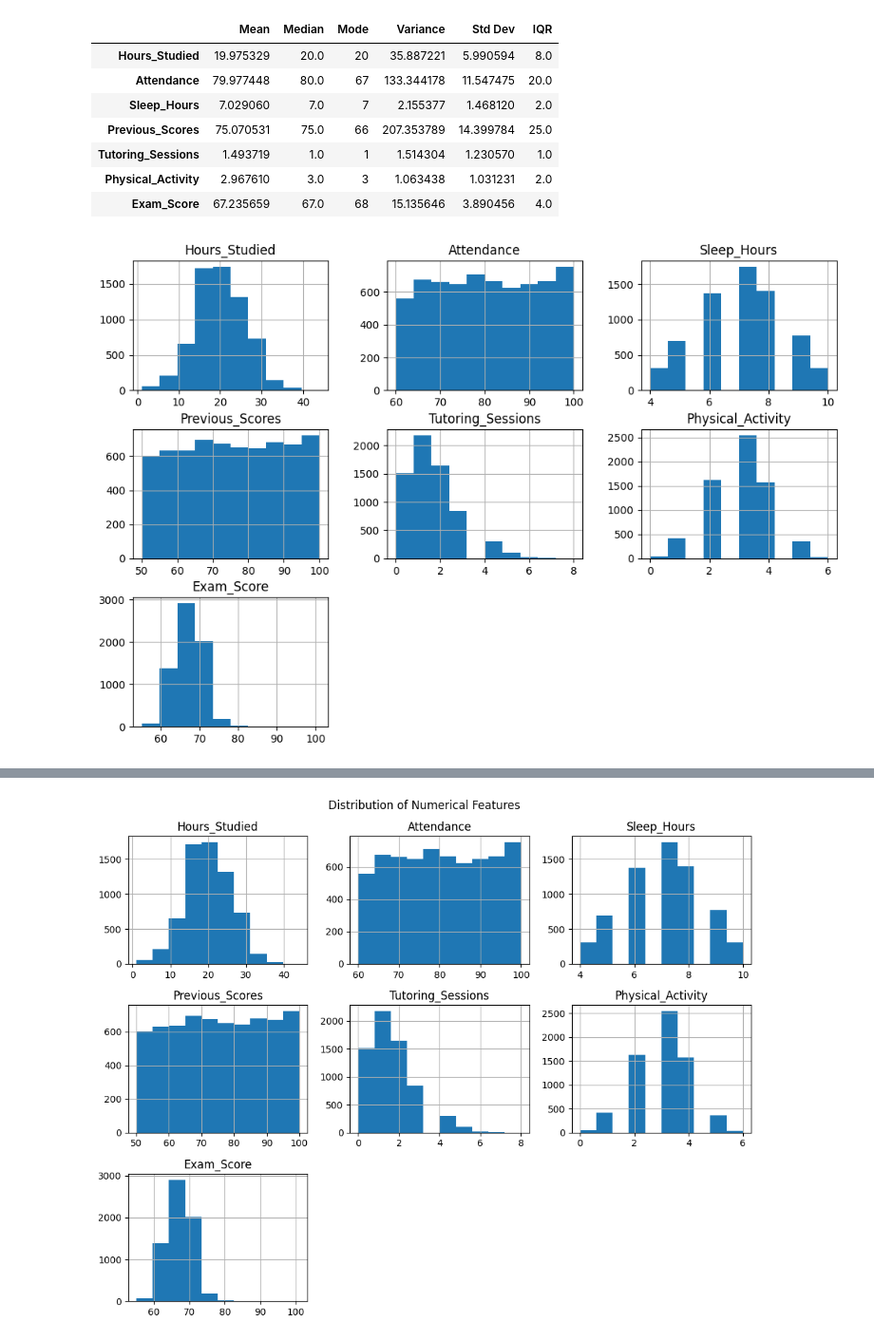
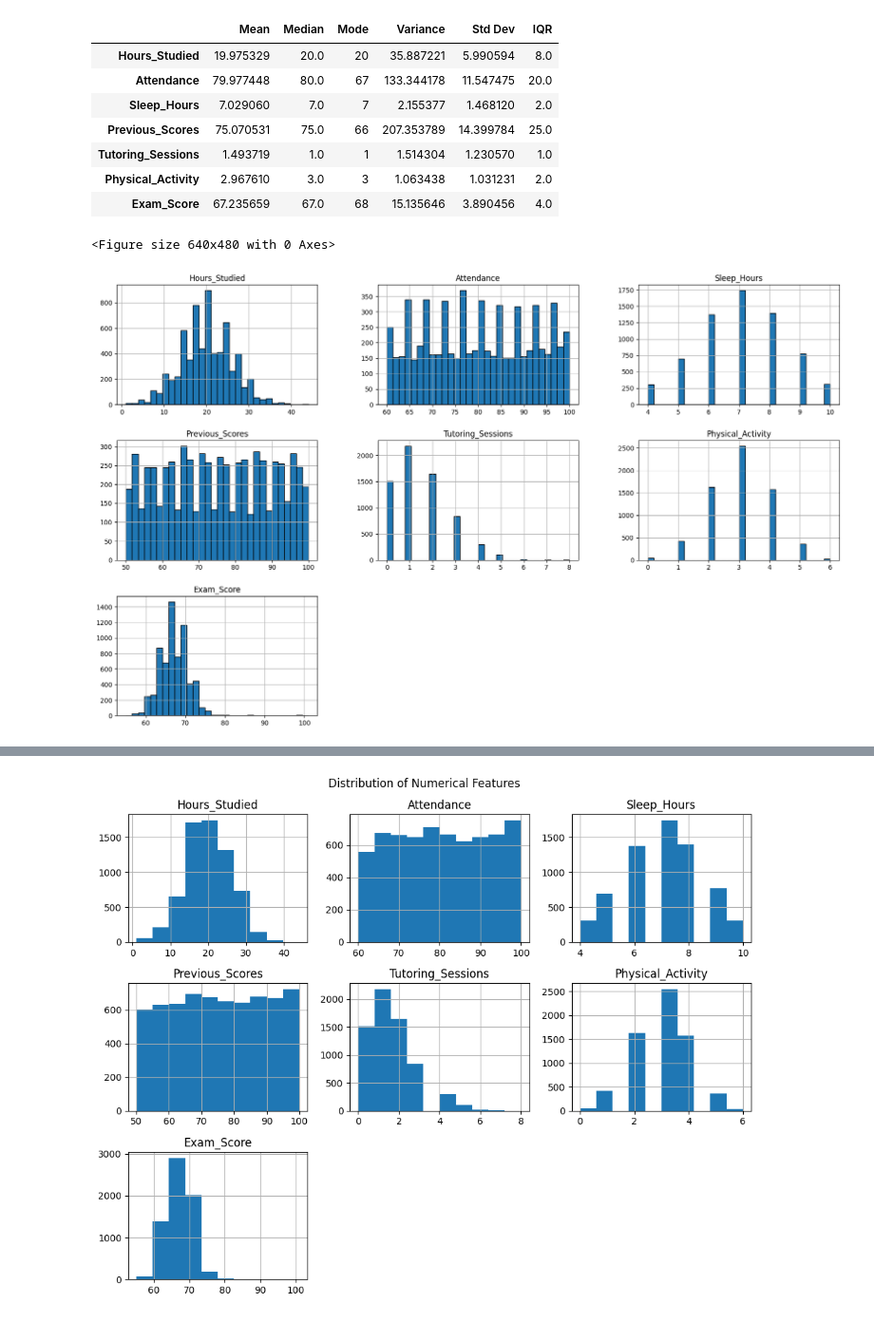
Before and after one commit to minSara02-FromTheStart/CSE303_Project_, a Jupyter notebook: StudentPerformanceFactors.ipynb, the cells around one changed output, grey strips where cells are left out. Shown at 95% size. Saved outputs shown, nothing was run; the diff lists cells and outputs as text; code cells hidden in the pictures.

Commit message:
hist,density

```diff
--- a/StudentPerformanceFactors.ipynb
+++ b/StudentPerformanceFactors.ipynb
@@ -62,7 +59,11 @@ calculation
 | Physical_Activity | 2.967610 | 3.0 | 3 | 1.063438 | 1.031231 | 2.0 |
 | Exam_Score | 67.235659 | 67.0 | 68 | 15.135646 | 3.890456 | 4.0 |
 # %%
-df[num_cols].hist(figsize=(12,8))
+plt.figure()
+
+df[num_cols].hist(bins =30,edgecolor = 'black',figsize=(20,12))
+
 plt.show()
 # %% [output]
+<Figure size 640x480 with 0 Axes>
-[figure, old version]
+[figure, new version]
```
Also changed, not shown: parts of 6 cells of this notebook.
